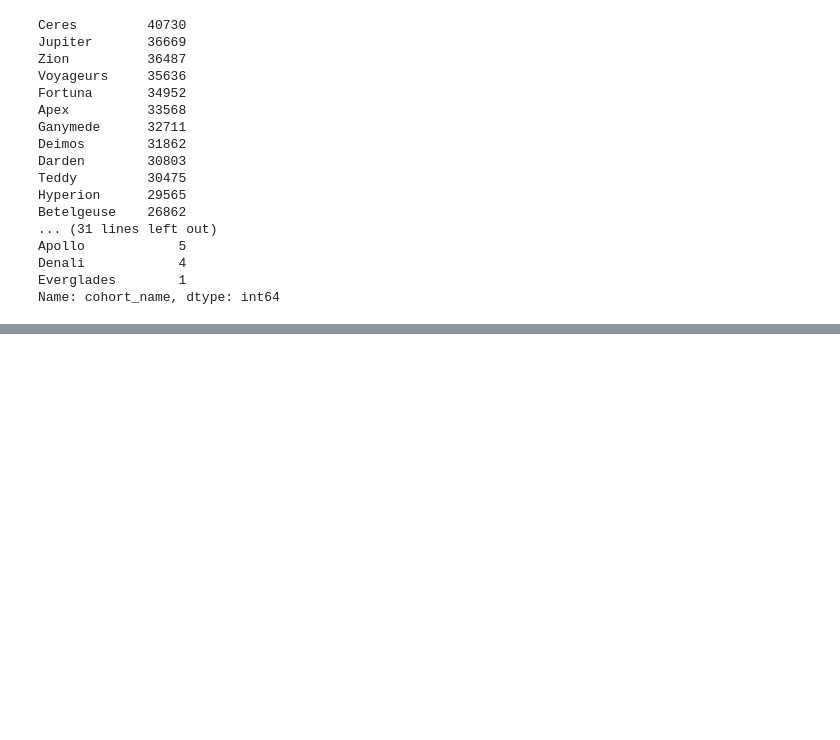
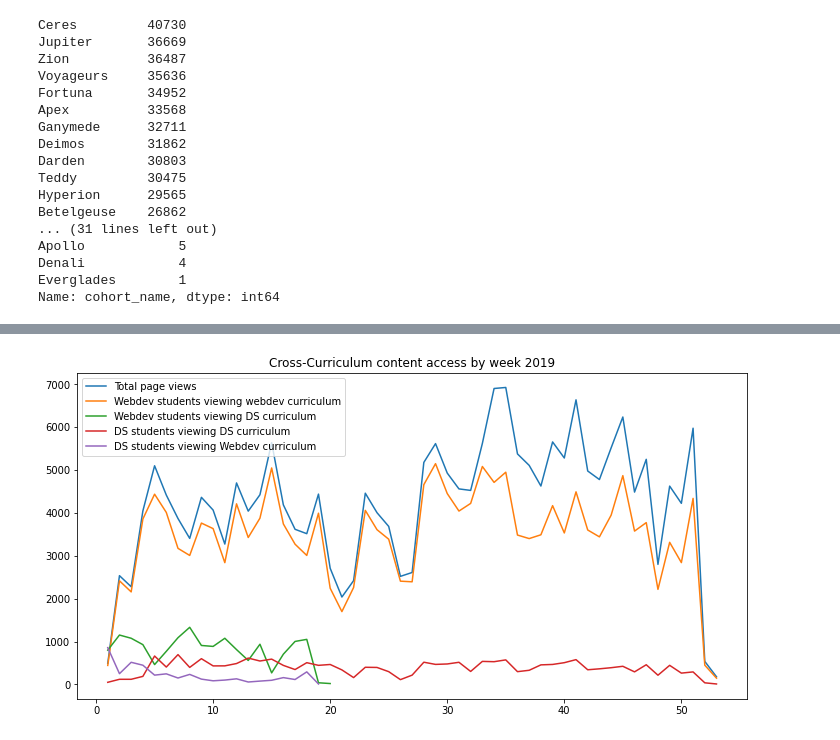
Before and after one commit to Codeup-Board-Advisory/board-slide-research, a Jupyter notebook: working_notebooks/jag-explore.ipynb, the cells around one changed output, grey strips where cells are left out. Drawn from its saved outputs; the diff is of its cells as text; code cells hidden in the pictures; blank space fills up the shorter version.

```diff
--- a/working_notebooks/jag-explore.ipynb
+++ b/working_notebooks/jag-explore.ipynb
@@ -521,0 +598,8 @@ pd.DataFrame(post_split.groupby(by='post_split_endpoint_DS').endpoint.unique())
+# %%
+webdev_webdev = df_2019[(df_2019.program_id!=3)&(df_2019.ds_endpoint==True)]
+# %%
+ds_ds = df_2019[(df_2019.program_id==3)&(df_2019.ds_endpoint==False)]
+# %%
+webdev_ds = df_2019[(df_2019.program_id!=3)&(df_2019.ds_endpoint==False)]
+# %%
+ds_webdev = df_2019[(df_2019.program_id==3)&(df_2019.ds_endpoint==True)]
@@ -521,0 +626,22 @@ pd.DataFrame(post_split.groupby(by='post_split_endpoint_DS').endpoint.unique())
+# %%
+fig, ax =plt.subplots(figsize=(12,6))
+
+x1 = np.arange(1,54)
+x3= np.arange(1,21)
+x5= np.arange(1,20)
+y1 = df_2019['endpoint'].resample('w').count()
+y2 = webdev_webdev['endpoint'].resample('w').count()
+y3 = ds_ds['endpoint'].resample('w').count()
+y4 = webdev_ds['endpoint'].resample('w').count()
+y5= ds_webdev['endpoint'].resample('w').count()
+
+ax.plot(x1, y1, label = 'Total page views')
+ax.plot(x, y2, label = 'Webdev students viewing webdev curriculum')
+ax.plot(x3, y3, label ='Webdev students viewing DS curriculum')
+ax.plot(x1, y4, label ='DS students viewing DS curriculum')
+ax.plot(x5, y5, label ='DS students viewing Webdev curriculum')
+plt.title('Cross-Curriculum content access by week 2019')
+plt.legend()
+plt.show()
+# %% [output]
+[figure, added]
```
Also changed, not shown: parts of 18 cells of this notebook, 1 other file.
